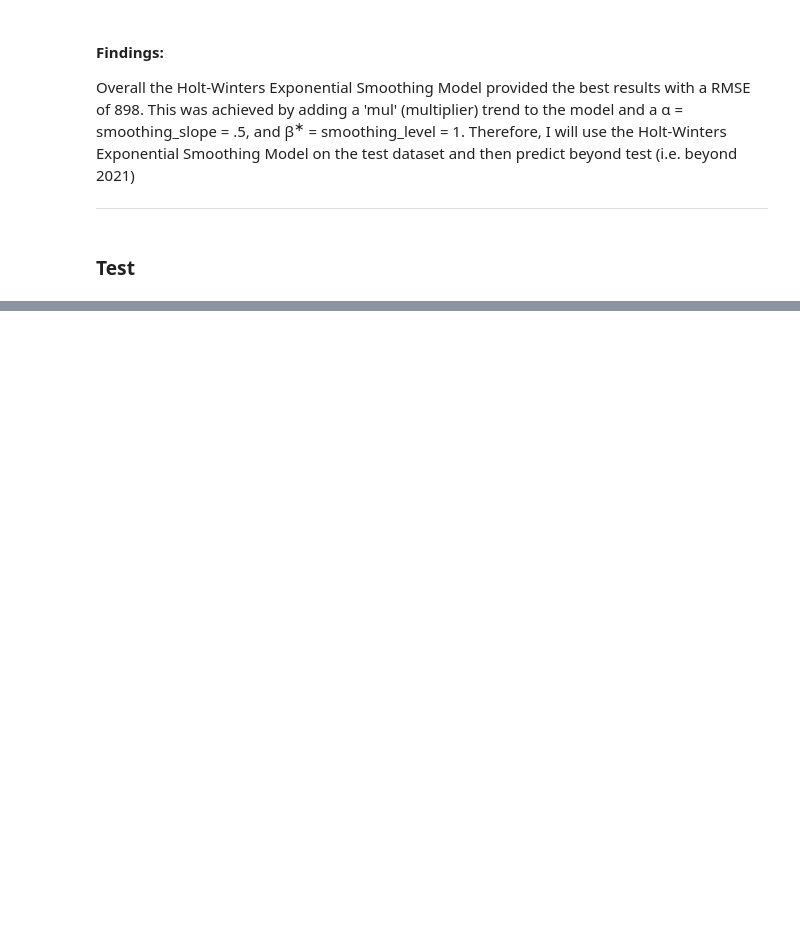
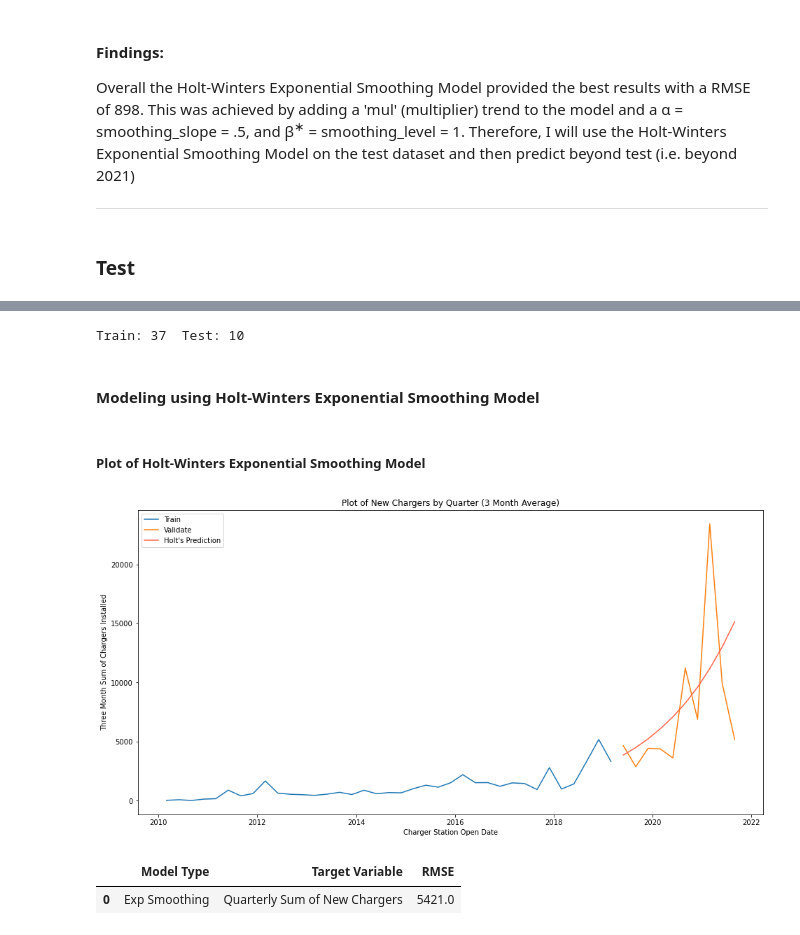
Before and after one commit to jeffakins/EV_Charger_Growth, a Jupyter notebook: individual_project.ipynb, the cells around one changed output, grey strips where cells are left out. Cells and saved outputs as stored; diff of their text form; code cells hidden in the pictures; blank space fills up the shorter version.

```diff
--- a/individual_project.ipynb
+++ b/individual_project.ipynb
@@ -387,20 +389,46 @@ Overall the Holt-Winters Exponential Smoothing Model provided the best results w
 # %%
-# compute num of rows that are 50% of total rows and assign to variable train_size
+# compute num of rows that are 80% of total rows and assign to variable train_size
 train_size = int(len(ev) * .8)
 
-# compute num of rows that are 30% of total rows and assign to variable validate_size
-validate_size = int(len(ev) * .3)
-
-# make test_size the number of rows remaining (test_size = total # of rows - train_size - validate_size)
-test_size = int(len(ev) - train_size - validate_size)
-
-# compute the row number at which the switch from validate to test happens.
-validate_end_index = train_size + validate_size
-
-# split into train, validation, test
+# split into train and test
 train = ev[: train_size]
-validate = ev[train_size : validate_end_index]
-test = ev[validate_end_index : ]
+test = ev[train_size : ]
 # %%
 # To see the split:
-print('Train:', len(train), ' Validate:', len(validate), ' Test:', len(test))
+print('Train:', len(train), ' Test:', len(test))
+# %% [output]
+Train: 37  Test: 10
+# %% [markdown]
+#### Modeling using Holt-Winters Exponential Smoothing Model
+# %%
+model = ExponentialSmoothing(train['total_chargers'], trend='mul')
+model = model.fit(smoothing_level = 1,
+                  smoothing_slope = .5,
+                  optimized = False)
+yhat_items = model.predict(start = test.index[0],
+                           end = test.index[-1])
+yhat = round(yhat_items, 2)
+# %%
+yhat = pd.DataFrame(yhat, columns=['total_chargers'])
+# %% [markdown]
+##### Plot of Holt-Winters Exponential Smoothing Model
+# %%
+plt.figure(figsize=(16,8))
+sns.lineplot(x='open_date', y='total_chargers', data=train)
+sns.lineplot(x='open_date', y='total_chargers', data=test)
+sns.lineplot(x=yhat.index, y='total_chargers', data=yhat, color='tomato')
+
+plt.title('Plot of New Chargers by Quarter (3 Month Average)')
+plt.legend(labels=['Train', 'Validate', "Holt's Prediction"])
+plt.xlabel('Charger Station Open Date')
+plt.ylabel('Three Month Sum of Chargers Installed')
+plt.show()
+# %% [output]
+[figure, added]
+# %%
+eval_df = pd.DataFrame()
+eval_df = md.append_eval_df(eval_df, 'Exp Smoothing', 'Quarterly Sum of New Chargers', test, yhat)
+eval_df
+# %% [output]
+|  | Model Type | Target Variable | RMSE |
+| 0 | Exp Smoothing | Quarterly Sum of New Chargers | 5421.0 |
```
Also changed, not shown: parts of 10 cells of this notebook.
